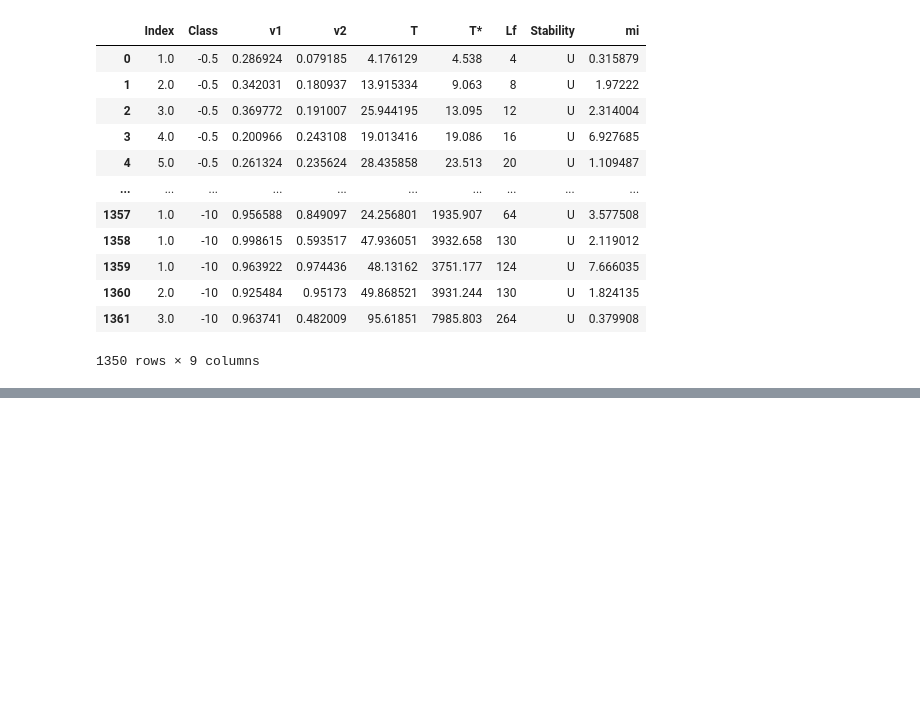
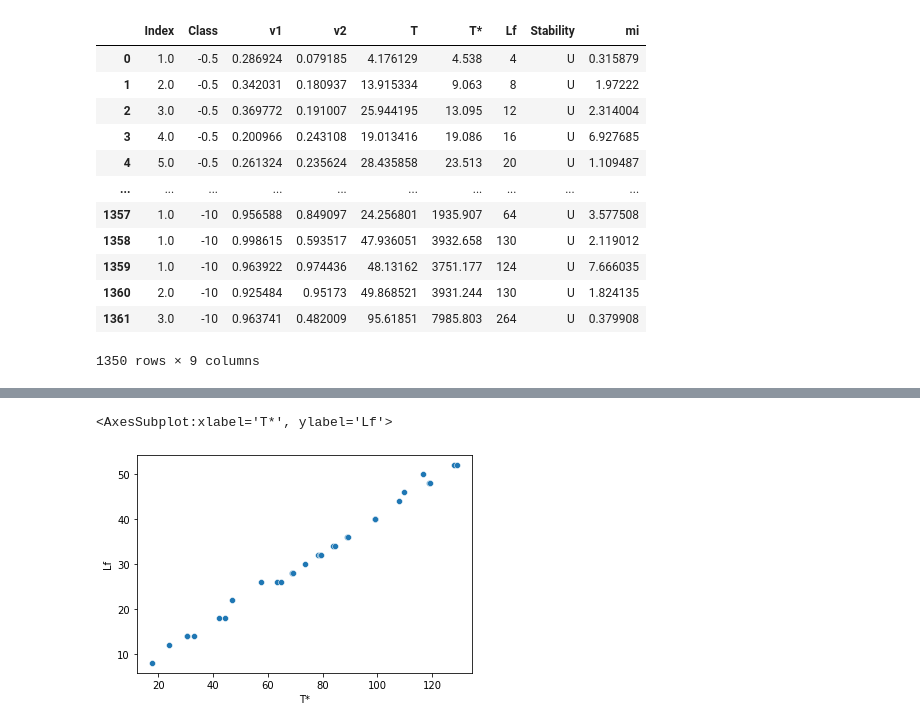
Before and after one commit to trsavi/Three-body-orbits-correlations, a Jupyter notebook: Ciscenje.ipynb, the cells around one changed output, grey strips where cells are left out. Cells and saved outputs as stored; diff of their text form; code cells hidden in the pictures; blank space fills up the shorter version.

Commit message:
uploaded data

```diff
--- a/Ciscenje.ipynb
+++ b/Ciscenje.ipynb
@@ -208,3 +208,8 @@ dt
 1350 rows × 9 columns
 # %%
 #dt.to_csv('numbersCleaned.csv')
+# %%
+import pandas as pd
+data_3 = pd.ExcelFile('33newSolutionsCombined.xlsx')
+data_3 = data_3.parse()
+#data_3.drop(columns=[0], inplace=True)
@@ -210,0 +220,2 @@ dt
+# %%
+data_3.rename(columns={'N':'N', 'vx':'v1', 'vy':'v2', 'T':'T', 'T∗':'T*','Lf':'Lf'}, inplace=True)
@@ -210,0 +244,7 @@ dt
+# %%
+import seaborn as sns
+sns.scatterplot(x = 'T*', y = 'Lf', data = data_3)
+#plt.title('T* u zavisnosti od dužine reči raspoređeno po klasama')
+# %% [output]
+<AxesSubplot:xlabel='T*', ylabel='Lf'>
+[figure, added]
```
Also changed, not shown: parts of 4 cells of this notebook, 4 other files.
